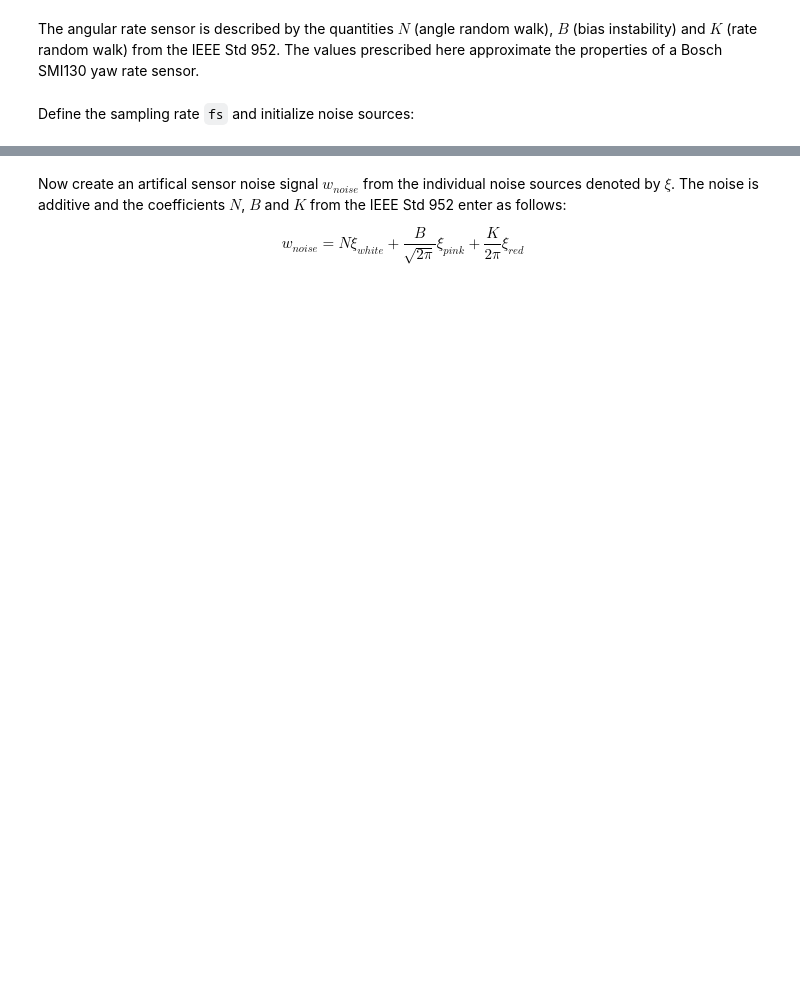
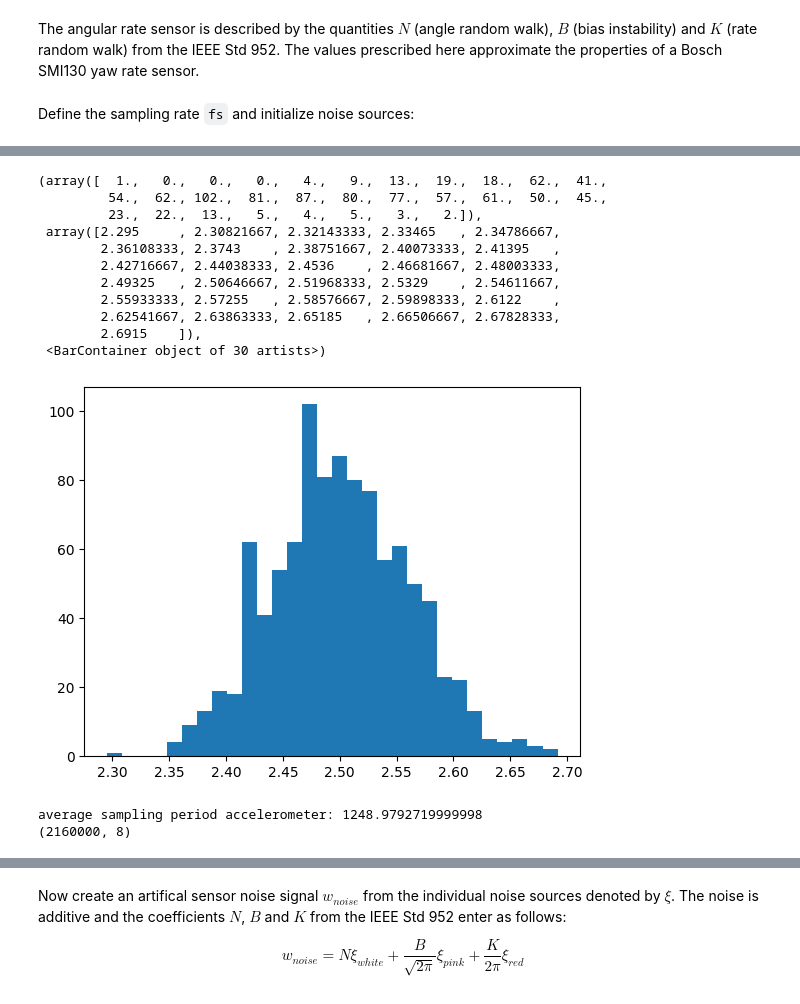
Before and after one commit to diplodocuslongus/depthai2know, a Jupyter notebook: IMU/imu_noise_characterization.ipynb, the cells around one changed output, grey strips where cells are left out. Saved outputs shown, nothing was run; the diff lists cells and outputs as text; code cells hidden in the pictures; blank space fills up the shorter version.

```diff
--- a/IMU/imu_noise_characterization.ipynb
+++ b/IMU/imu_noise_characterization.ipynb
@@ -52,0 +81,24 @@ def half_max_x(x, y):
+# %%
+gyro_ts_grad=np.gradient(ts)
+# print(f'{np.gradient(acc_ts)}')
+plt.hist(gyro_ts_grad,NBINS)
+# print(dataArr.shape)
+# %% [output]
+(array([  1.,   0.,   0.,   0.,   4.,   9.,  13.,  19.,  18.,  62.,  41.,
+         54.,  62., 102.,  81.,  87.,  80.,  77.,  57.,  61.,  50.,  45.,
+         23.,  22.,  13.,   5.,   4.,   5.,   3.,   2.]),
+ array([2.295     , 2.30821667, 2.32143333, 2.33465   , 2.34786667,
+        2.36108333, 2.3743    , 2.38751667, 2.40073333, 2.41395   ,
+        2.42716667, 2.44038333, 2.4536    , 2.46681667, 2.48003333,
+        2.49325   , 2.50646667, 2.51968333, 2.5329    , 2.54611667,
+        2.55933333, 2.57255   , 2.58576667, 2.59898333, 2.6122    ,
+        2.62541667, 2.63863333, 2.65185   , 2.66506667, 2.67828333,
+        2.6915    ]),
+ <BarContainer object of 30 artists>)
+[figure, added]
+# %%
+print(f'average sampling period accelerometer: {np.average(acc_ts)}')
+print(dataArr.shape)
+# %% [output]
+average sampling period accelerometer: 1248.9792719999998
+(2160000, 8)
```
Also changed, not shown: parts of 11 cells of this notebook, 1 other file.
